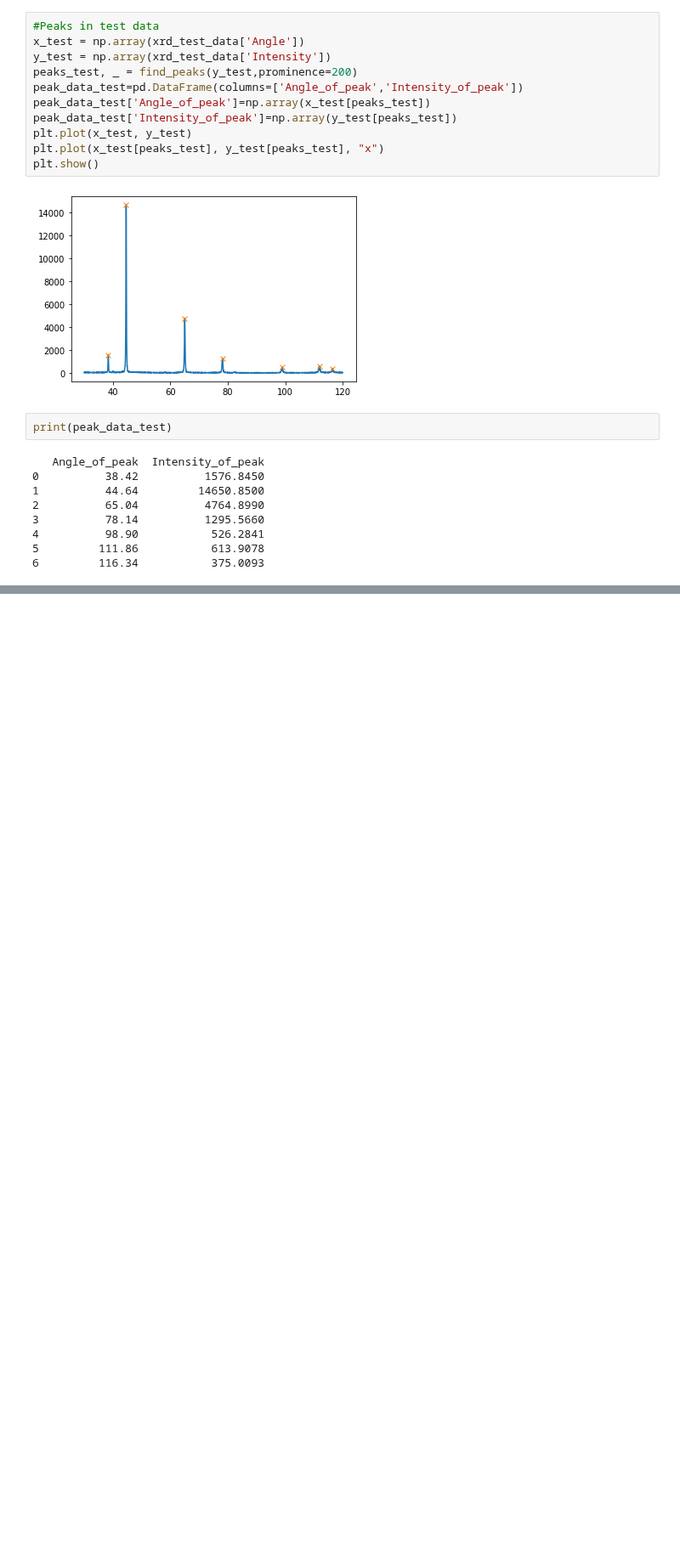
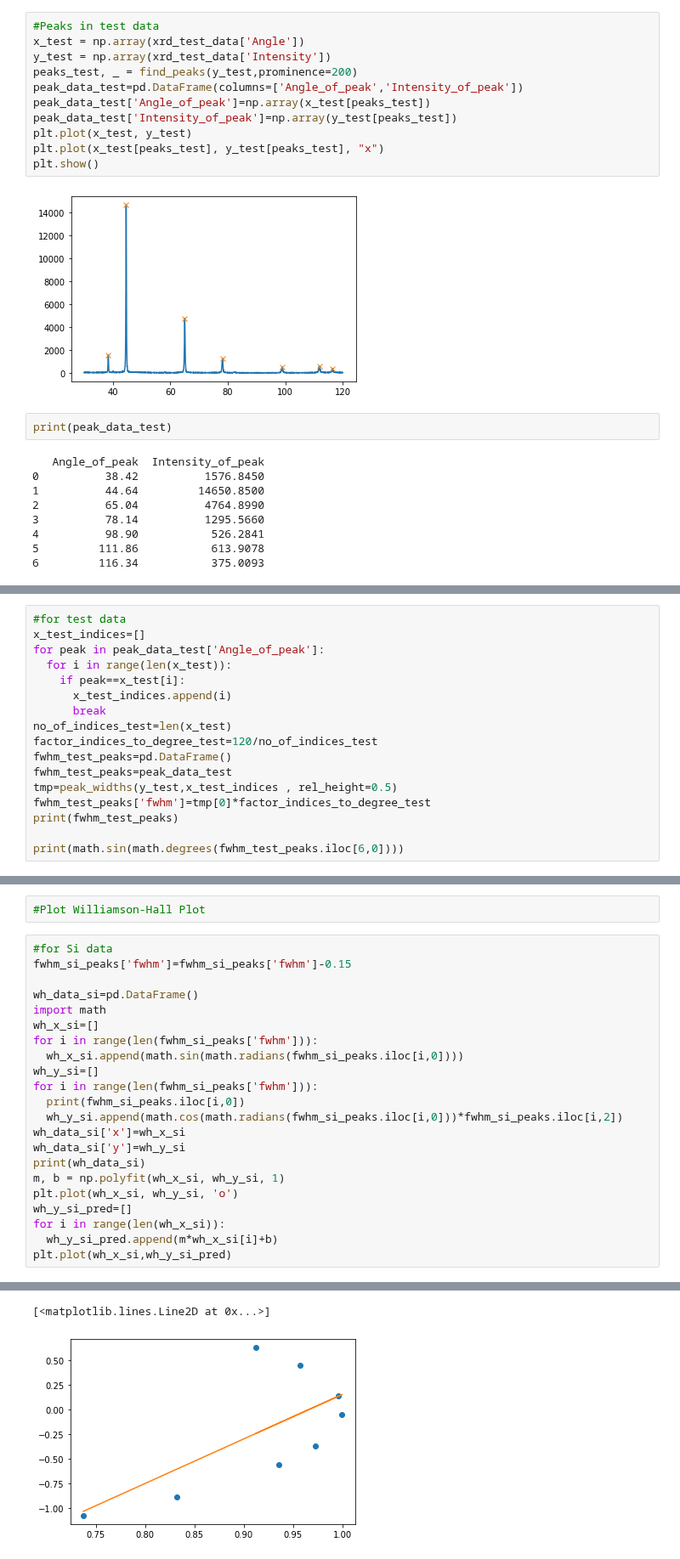
Before and after one commit to mahimathakkar/X-ray-diffraction-patterns-for-line-profile-analysis, a Jupyter notebook: XRD_analysis.ipynb, the cells around one changed output, grey strips where cells are left out. Shown at 85% size. Saved outputs shown, nothing was run; the diff lists cells and outputs as text; blank space fills up the shorter version.

```diff
--- a/XRD_analysis.ipynb
+++ b/XRD_analysis.ipynb
@@ -90,0 +128,17 @@ print(peak_data_test)
+# %%
+#for test data
+x_test_indices=[]
+for peak in peak_data_test['Angle_of_peak']:
+  for i in range(len(x_test)):
+    if peak==x_test[i]:
+      x_test_indices.append(i)
+      break
+no_of_indices_test=len(x_test)
+factor_indices_to_degree_test=120/no_of_indices_test
+fwhm_test_peaks=pd.DataFrame()
+fwhm_test_peaks=peak_data_test
+tmp=peak_widths(y_test,x_test_indices , rel_height=0.5)
+fwhm_test_peaks['fwhm']=tmp[0]*factor_indices_to_degree_test
+print(fwhm_test_peaks)
+
+print(math.sin(math.degrees(fwhm_test_peaks.iloc[6,0])))
@@ -90,0 +155,25 @@ print(peak_data_test)
+# %%
+#Plot Williamson-Hall Plot
+# %%
+#for Si data
+fwhm_si_peaks['fwhm']=fwhm_si_peaks['fwhm']-0.15
+
+wh_data_si=pd.DataFrame()
+import math
+wh_x_si=[]
+for i in range(len(fwhm_si_peaks['fwhm'])):
+  wh_x_si.append(math.sin(math.radians(fwhm_si_peaks.iloc[i,0])))
+wh_y_si=[]
+for i in range(len(fwhm_si_peaks['fwhm'])):
+  print(fwhm_si_peaks.iloc[i,0])
+  wh_y_si.append(math.cos(math.radians(fwhm_si_peaks.iloc[i,0]))*fwhm_si_peaks.iloc[i,2])
+wh_data_si['x']=wh_x_si
+wh_data_si['y']=wh_y_si
+print(wh_data_si)
+m, b = np.polyfit(wh_x_si, wh_y_si, 1)
+plt.plot(wh_x_si, wh_y_si, 'o')
+wh_y_si_pred=[]
+for i in range(len(wh_x_si)):
+  wh_y_si_pred.append(m*wh_x_si[i]+b)
+plt.plot(wh_x_si,wh_y_si_pred)
+# %% [output]
@@ -90,0 +197,2 @@ print(peak_data_test)
+[<matplotlib.lines.Line2D at 0x...>]
+[figure, added]
```
Also changed, not shown: parts of 9 cells of this notebook.
